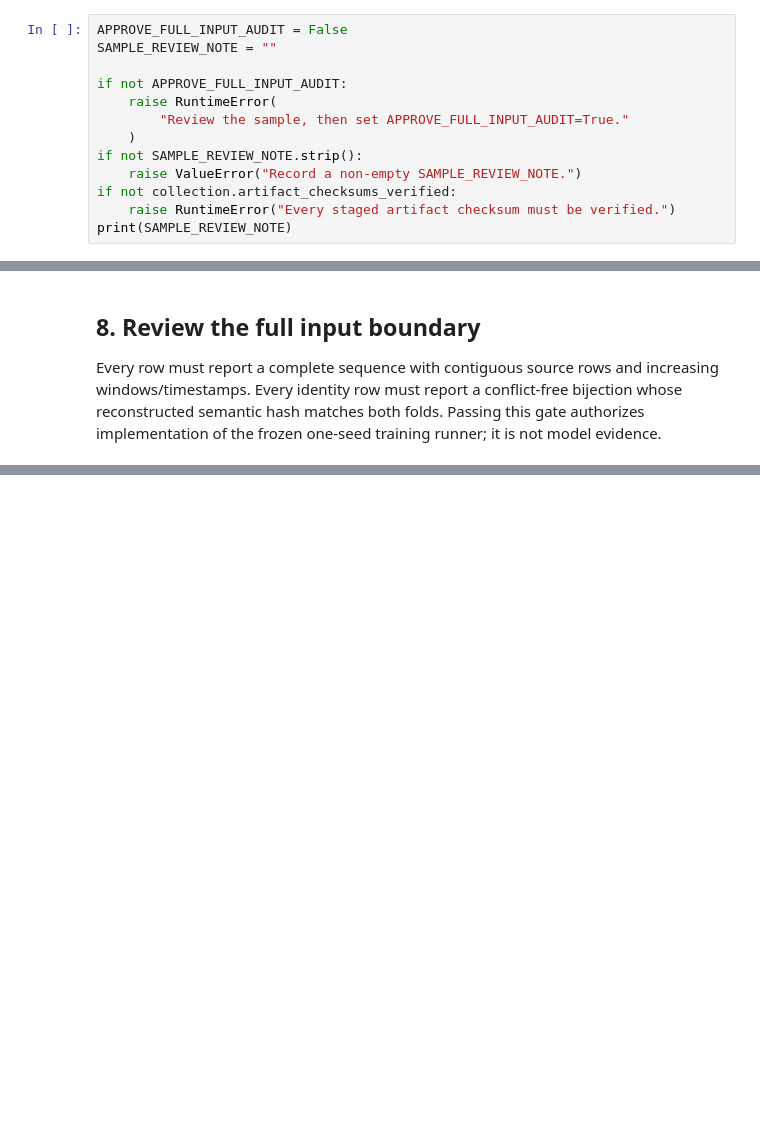
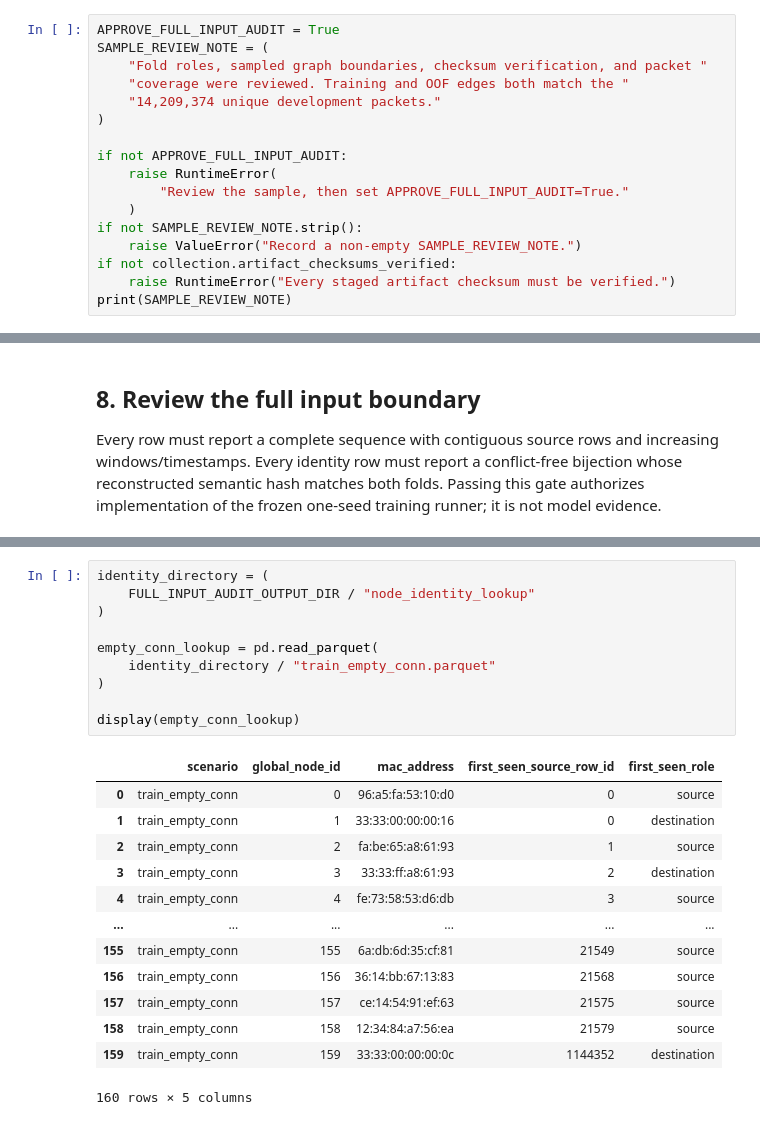
Before and after one commit to tatipar/temporalgnn-nids, a Jupyter notebook: code/python/notebook/capture_graph_input_audit.ipynb, the cells around one changed output, grey strips where cells are left out. Drawn from its saved outputs; the diff is of its cells as text; blank space fills up the shorter version.

Commit message:
run capture_graph_input_audit notebook

```diff
--- a/code/python/notebook/capture_graph_input_audit.ipynb
+++ b/code/python/notebook/capture_graph_input_audit.ipynb
@@ -160,8 +210,12 @@ print("OOF scenario assignment:",
 
 Approve only if the role table and 30 sampled graphs are plausible, the three packet totals are equal, and all artifact checksums were verified. The full scan reconstructs every graph representation but still performs no model training.
 # %%
-APPROVE_FULL_INPUT_AUDIT = False
-SAMPLE_REVIEW_NOTE = ""
+APPROVE_FULL_INPUT_AUDIT = True
+SAMPLE_REVIEW_NOTE = (
+    "Fold roles, sampled graph boundaries, checksum verification, and packet "
+    "coverage were reviewed. Training and OOF edges both match the "
+    "14,209,374 unique development packets."
+)
 
 if not APPROVE_FULL_INPUT_AUDIT:
     raise RuntimeError(
@@ -267,0 +358,24 @@ if not (
+# %%
+identity_directory = (
+    FULL_INPUT_AUDIT_OUTPUT_DIR / "node_identity_lookup"
+)
+
+empty_conn_lookup = pd.read_parquet(
+    identity_directory / "train_empty_conn.parquet"
+)
+
+display(empty_conn_lookup)
+# %% [output]
+|  | scenario | global_node_id | mac_address | first_seen_source_row_id | first_seen_role |
+| 0 | train_empty_conn | 0 | 96:a5:fa:53:10:d0 | 0 | source |
+| 1 | train_empty_conn | 1 | 33:33:00:00:00:16 | 0 | destination |
+| 2 | train_empty_conn | 2 | fa:be:65:a8:61:93 | 1 | source |
+| 3 | train_empty_conn | 3 | 33:33:ff:a8:61:93 | 2 | destination |
+| 4 | train_empty_conn | 4 | fe:73:58:53:d6:db | 3 | source |
+| ... | ... | ... | ... | ... | ... |
+| 155 | train_empty_conn | 155 | 6a:db:6d:35:cf:81 | 21549 | source |
+| 156 | train_empty_conn | 156 | 36:14:bb:67:13:83 | 21568 | source |
+| 157 | train_empty_conn | 157 | ce:14:54:91:ef:63 | 21575 | source |
+| 158 | train_empty_conn | 158 | 12:34:84:a7:56:ea | 21579 | source |
+| 159 | train_empty_conn | 159 | 33:33:00:00:00:0c | 1144352 | destination |
+160 rows × 5 columns
```
Also changed, not shown: parts of 8 cells of this notebook.
